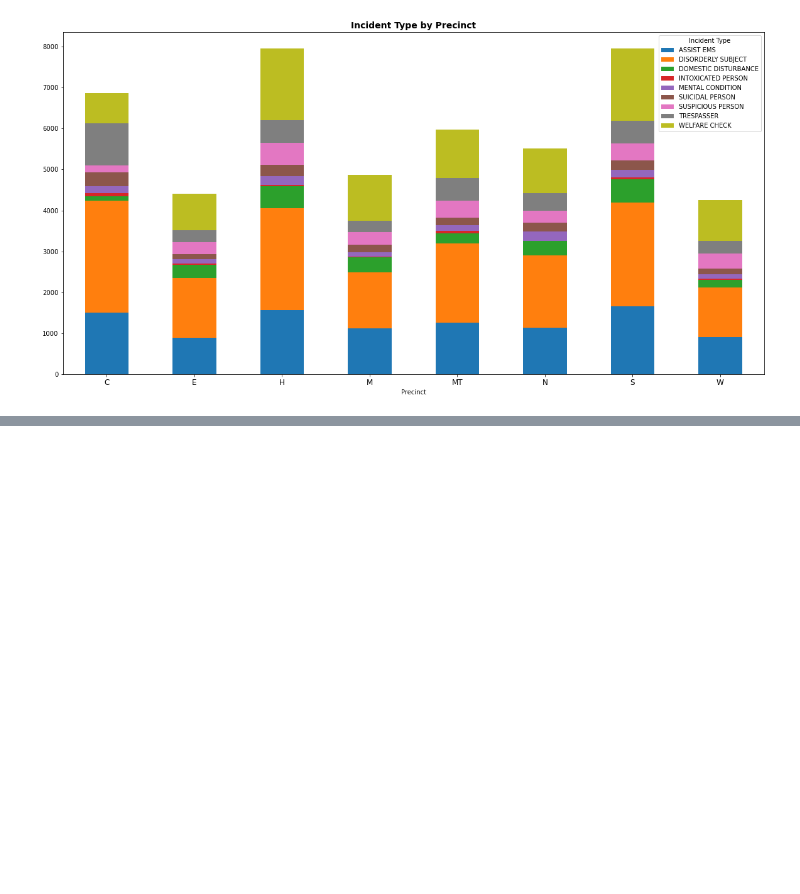
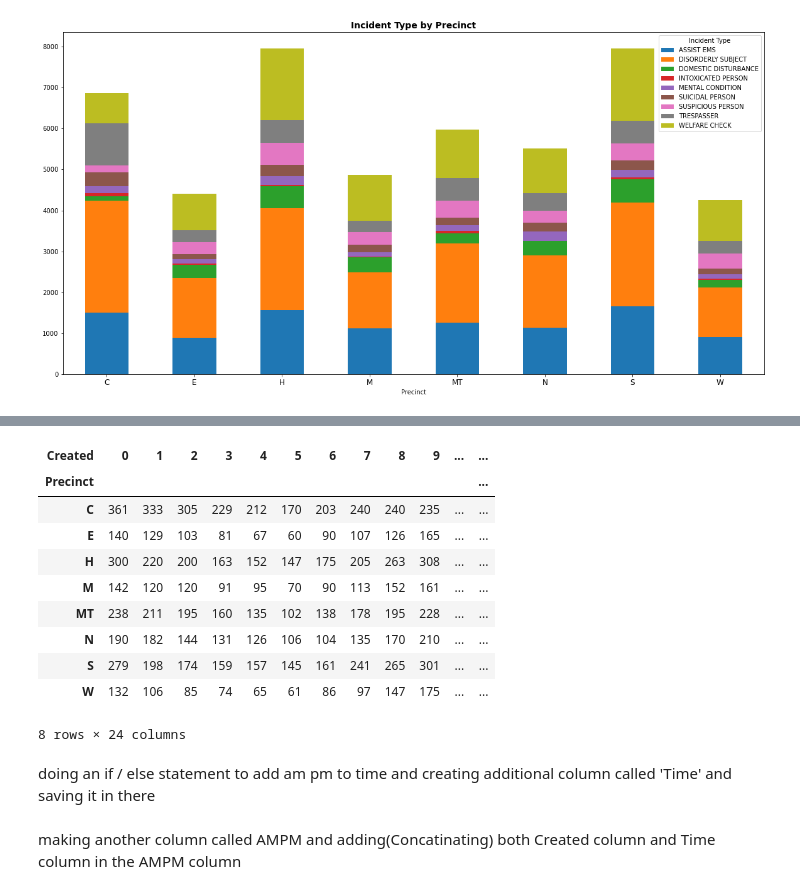
Before and after one commit to parallel-parker/partners_in_care, a Jupyter notebook: Notebook/Police_Calls_1.ipynb, the cells around one changed output, grey strips where cells are left out. Cells and saved outputs as stored; diff of their text form; code cells hidden in the pictures; blank space fills up the shorter version.

```diff
--- a/Notebook/Police_Calls_1.ipynb
+++ b/Notebook/Police_Calls_1.ipynb
@@ -584,0 +670,2 @@ plt.title('Priority calls by Precinct',
+# %%
+police_calls_hour=police_calls_filtered.copy()
@@ -584,0 +683,11 @@ plt.title('Priority calls by Precinct',
+# %%
+#changing Created to datetime (it was an object) and saving it back to police_calls_hour
+police_calls_hour['Created']=pd.to_datetime(police_calls_hour['Created'])
+# %%
+#df['col'].strftime('%I:%M:%S %p')- this regex will change military time to standart time with AM and PM
+#police_calls_hour['Created'].dt.strftime('%I:%M:%S %p')
+
+# Changing it to .dt.hour to have a round figure to use crosstab. the above method wont work in crosstab since each
+#time will have mins and secs and pandas will have a bunch of rows for each time.
+
+police_calls_hour['Created']=pd.to_datetime(police_calls_hour['Created']).dt.hour
@@ -584,0 +710,16 @@ plt.title('Priority calls by Precinct',
+# %%
+pd.crosstab(police_calls_hour['Precinct'], police_calls_hour['Created'])
+# %% [output]
+| Created | 0 | 1 | 2 | 3 | 4 | 5 | 6 | 7 | 8 | 9 | ... | ... |
+| Precinct |  |  |  |  |  |  |  |  |  |  |  | ... |
+| C | 361 | 333 | 305 | 229 | 212 | 170 | 203 | 240 | 240 | 235 | ... | ... |
+| E | 140 | 129 | 103 | 81 | 67 | 60 | 90 | 107 | 126 | 165 | ... | ... |
+| H | 300 | 220 | 200 | 163 | 152 | 147 | 175 | 205 | 263 | 308 | ... | ... |
+| M | 142 | 120 | 120 | 91 | 95 | 70 | 90 | 113 | 152 | 161 | ... | ... |
+| MT | 238 | 211 | 195 | 160 | 135 | 102 | 138 | 178 | 195 | 228 | ... | ... |
+| N | 190 | 182 | 144 | 131 | 126 | 106 | 104 | 135 | 170 | 210 | ... | ... |
+| S | 279 | 198 | 174 | 159 | 157 | 145 | 161 | 241 | 265 | 301 | ... | ... |
+| W | 132 | 106 | 85 | 74 | 65 | 61 | 86 | 97 | 147 | 175 | ... | ... |
+8 rows × 24 columns
+# %% [markdown]
+doing an if / else statement to add am pm to time and creating additional column called 'Time' and saving it in there
@@ -584,0 +731,2 @@ plt.title('Priority calls by Precinct',
+# %% [markdown]
+making another column called AMPM and adding(Concatinating) both Created column and Time column in the AMPM column
```
Also changed, not shown: parts of 42 cells of this notebook, 1 other file.
